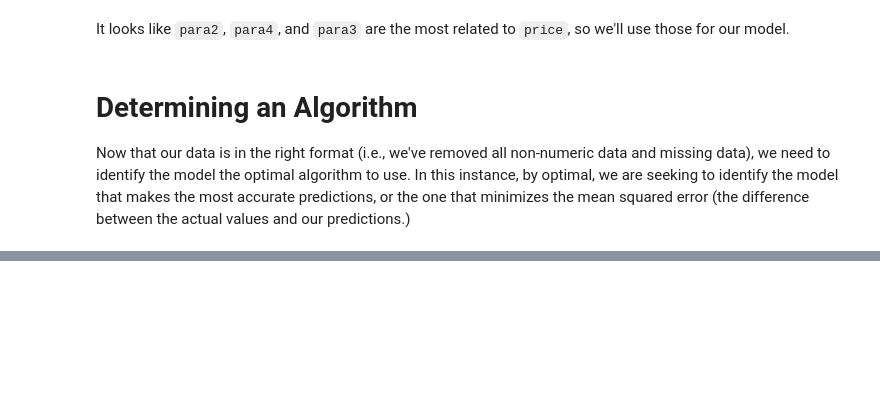
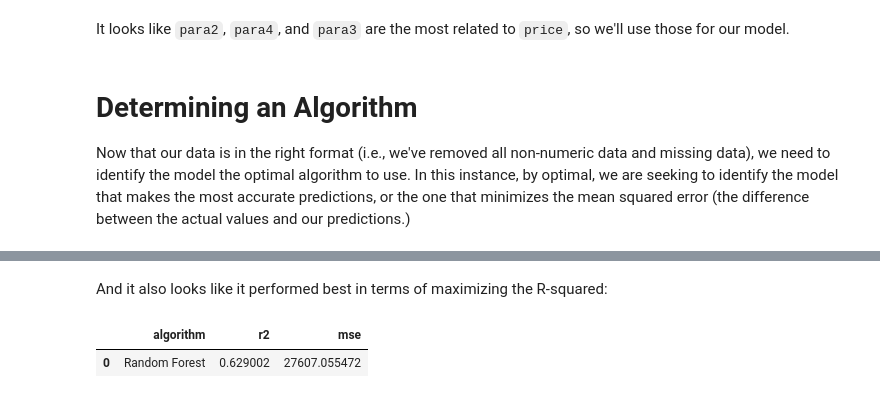
Before and after one commit to danielbchen/tutorials, a Jupyter notebook: Supervised Machine Learning Continuous Outcome/Predicting Price.ipynb, the cells around one changed output, grey strips where cells are left out. Cells and saved outputs as stored; diff of their text form; code cells hidden in the pictures; blank space fills up the shorter version.

```diff
--- a/Supervised Machine Learning Continuous Outcome/Predicting Price.ipynb
+++ b/Supervised Machine Learning Continuous Outcome/Predicting Price.ipynb
@@ -242,0 +253,7 @@ pd.concat(test_harness_dfs)
+# %% [markdown]
+And it also looks like it performed best in terms of maximizing the R-squared:
+# %%
+test_harness_results.nlargest(columns='r2', n=1)
+# %% [output]
+|  | algorithm | r2 | mse |
+| 0 | Random Forest | 0.629002 | 27607.055472 |
```
Also changed, not shown: parts of 12 cells of this notebook.
